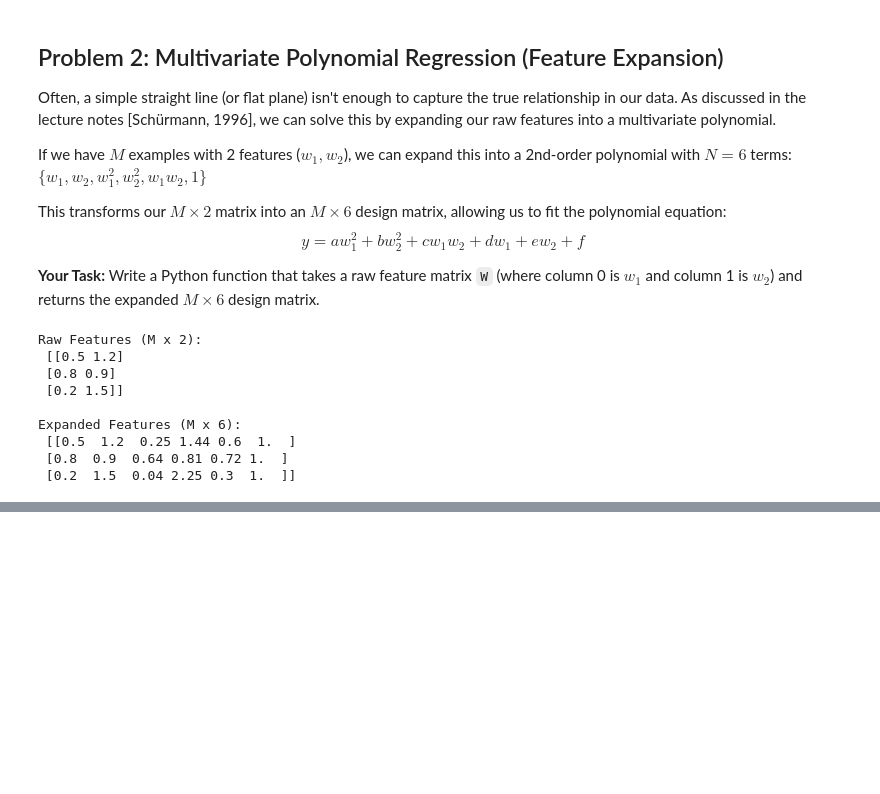
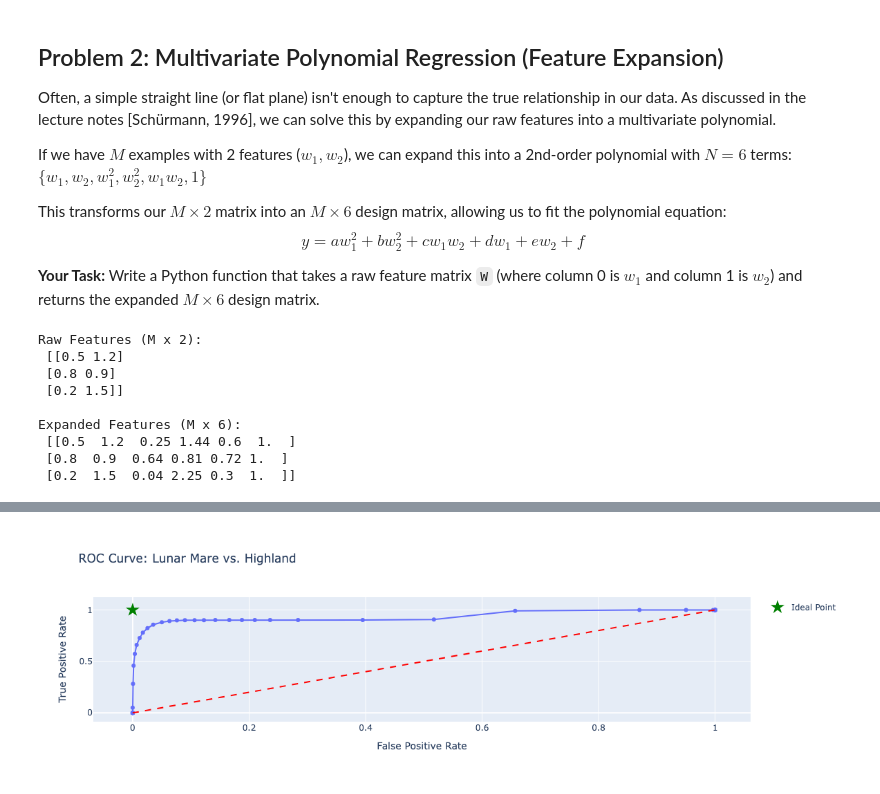
Before and after one commit to AGBV/data-science, a Jupyter notebook: exercise01.ipynb, the cells around one changed output, grey strips where cells are left out. Drawn from its saved outputs; the diff is of its cells as text; code cells hidden in the pictures; blank space fills up the shorter version.

Commit message:
feat(exercise01): finilize problem 3 with lunar data and a classificator

```diff
--- a/exercise01.ipynb
+++ b/exercise01.ipynb
@@ -287,0 +268,32 @@ fig.show()
+# %%
+# Assuming expand_features() is defined from Problem 2
+W_expanded = expand_features(W_raw)
+
+# Compute B* and predictions
+B_star = np.linalg.pinv(W_expanded) @ y_true
+y_hat = W_expanded @ B_star
+
+# Evaluate Thresholds
+thresholds = np.linspace(0.5, 2.5, 50)
+tpr_list, fpr_list = [], []
+
+total_mare = np.sum(y_true == 1)
+total_highland = np.sum(y_true == 2)
+
+for T in thresholds:
+    predictions = np.where(y_hat <= T, 1, 2)
+    tp = np.sum((predictions == 1) & (y_true == 1))
+    fp = np.sum((predictions == 1) & (y_true == 2))
+
+    tpr_list.append(tp / total_mare)
+    fpr_list.append(fp / total_highland)
+
+# Plot ROC
+roc_df = pd.DataFrame({'False Positive Rate': fpr_list, 'True Positive Rate': tpr_list, 'Threshold': thresholds})
+
+fig = px.line(roc_df, x='False Positive Rate', y='True Positive Rate', hover_data=['Threshold'], markers=True, title="ROC Curve: Lunar Mare vs. Highland")
+fig.add_shape(type='line', line=dict(dash='dash', color='red'), x0=0, x1=1, y0=0, y1=1)
+fig.add_scatter(x=[0], y=[1], mode='markers', marker=dict(color='green', symbol='star', size=15), name='Ideal Point')
+fig.show()
+# %% [output]
+[figure, added]
```
Also changed, not shown: parts of 3 cells of this notebook, 1 other file.
